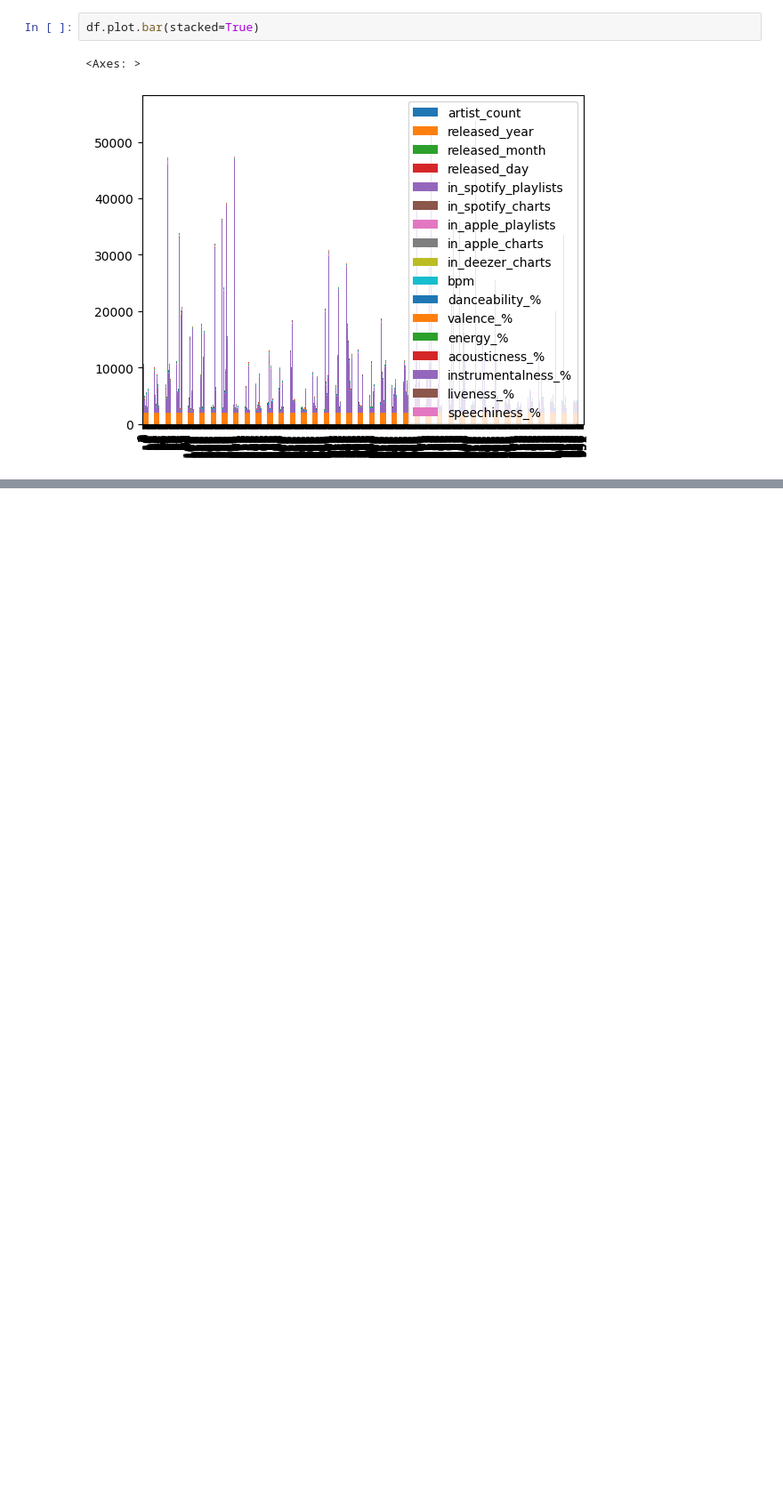
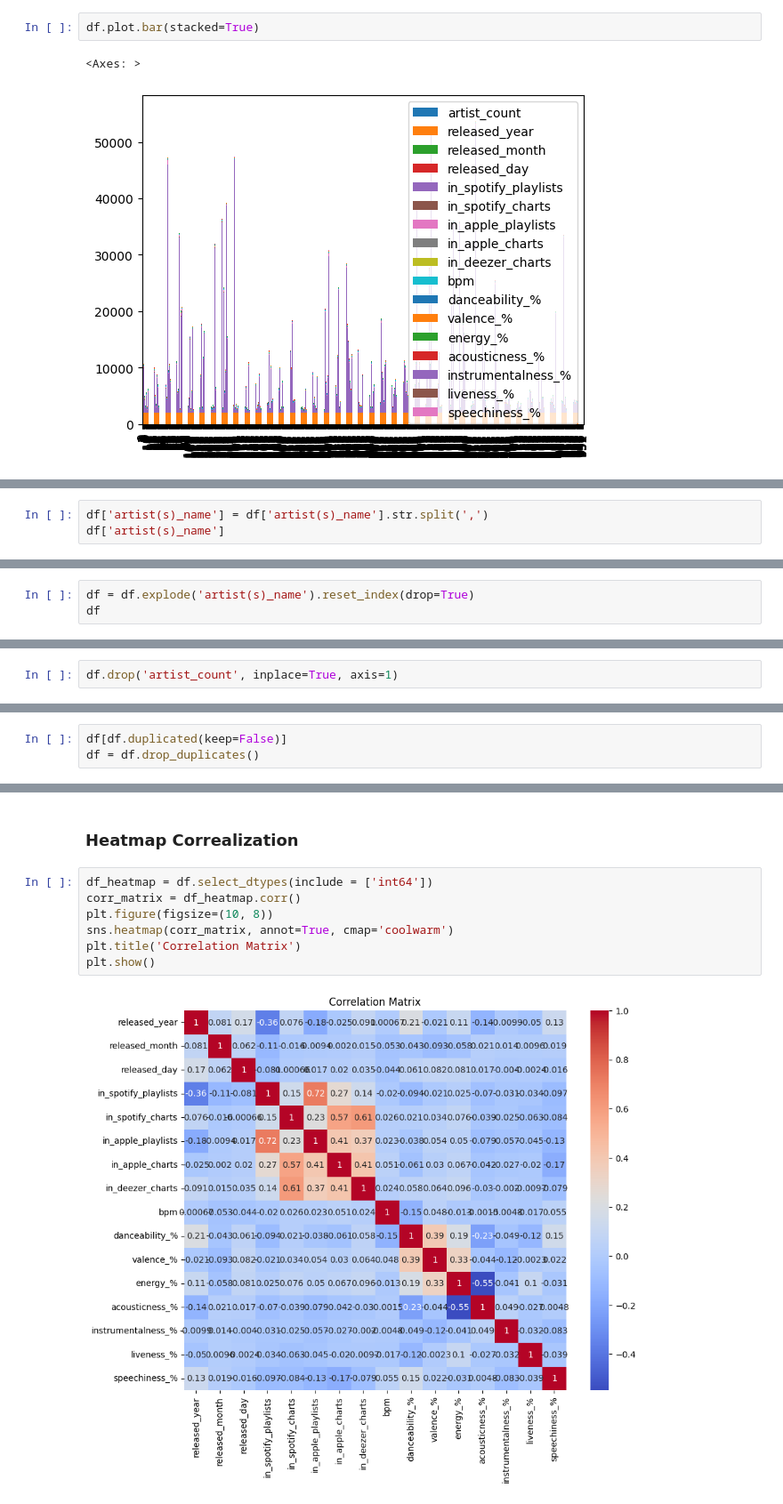
Before and after one commit to harshkasat/SpotifyMostStream, a Jupyter notebook: MostStreamSpotify.ipynb, the cells around one changed output, grey strips where cells are left out. Shown at 89% size. Drawn from its saved outputs; the diff is of its cells as text; blank space fills up the shorter version.

```diff
--- a/MostStreamSpotify.ipynb
+++ b/MostStreamSpotify.ipynb
@@ -130,0 +162,3 @@ KeyError: 'music_mode'
+# %%
+df['artist(s)_name'] = df['artist(s)_name'].str.split(',')
+df['artist(s)_name']
@@ -130,0 +178,3 @@ KeyError: 'music_mode'
+# %%
+df = df.explode('artist(s)_name').reset_index(drop=True)
+df
@@ -130,0 +203,2 @@ KeyError: 'music_mode'
+# %%
+df.drop('artist_count', inplace=True, axis=1)
@@ -130,0 +227,3 @@ KeyError: 'music_mode'
+# %%
+df[df.duplicated(keep=False)]
+df = df.drop_duplicates()
@@ -130,0 +250,11 @@ KeyError: 'music_mode'
+# %% [markdown]
+### Heatmap Correalization
+# %%
+df_heatmap = df.select_dtypes(include = ['int64'])
+corr_matrix = df_heatmap.corr()
+plt.figure(figsize=(10, 8))
+sns.heatmap(corr_matrix, annot=True, cmap='coolwarm')
+plt.title('Correlation Matrix')
+plt.show()
+# %% [output]
+[figure, added]
```
Also changed, not shown: parts of 23 cells of this notebook, 1 other file.
